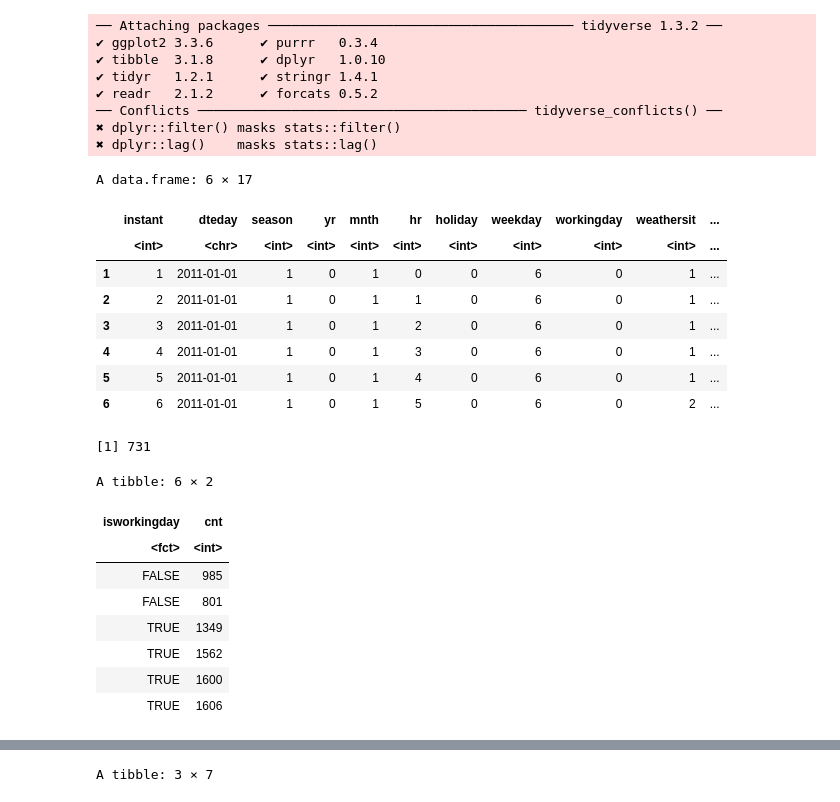
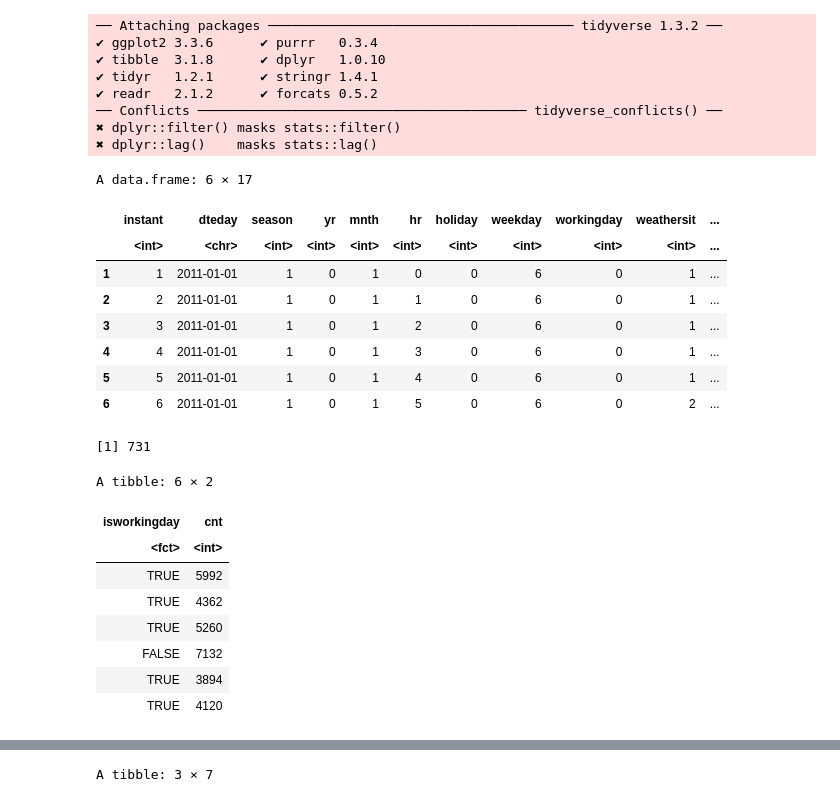
Before and after one commit to Sparsh16/STAT-201-Group-Project, a Jupyter notebook: code/code.ipynb, the cells around one changed output, grey strips where cells are left out. Cells and saved outputs as stored; diff of their text form; code cells hidden in the pictures.

```diff
--- a/code/code.ipynb
+++ b/code/code.ipynb
@@ -48,39 +48,41 @@ download.file(zipFileUrl, temp)
 rawData <- read.csv(unz(temp, "hour.csv"))
 unlink(temp)
 # above code consult: https://stackoverflow.com/questions/3053833/using-r-to-download-zipped-data-file-extract-and-import-data
 head(rawData)
 
 BikeSharingData <- rawData %>%
     group_by(dteday) %>%
     summarize(cnt = sum(cnt), workingday=mean(workingday)) %>%
     ungroup() %>%
     select(workingday, cnt) %>%
     mutate(isworkingday = (workingday == 1)) %>%
     mutate(isworkingday = as.factor(isworkingday)) %>%
+    rep_sample_n(size = SAMPLE_SIZE) %>%
+    ungroup() %>%
     select(isworkingday, cnt)
 
 nrow(BikeSharingData)
 head(BikeSharingData)
 # %% [output]
 A data.frame: 6 × 17
 |  | instant | dteday | season | yr | mnth | hr | holiday | weekday | workingday | weathersit | ... |
 |  | <int> | <chr> | <int> | <int> | <int> | <int> | <int> | <int> | <int> | <int> | ... |
 | 1 | 1 | 2011-01-01 | 1 | 0 | 1 | 0 | 0 | 6 | 0 | 1 | ... |
 | 2 | 2 | 2011-01-01 | 1 | 0 | 1 | 1 | 0 | 6 | 0 | 1 | ... |
 | 3 | 3 | 2011-01-01 | 1 | 0 | 1 | 2 | 0 | 6 | 0 | 1 | ... |
 | 4 | 4 | 2011-01-01 | 1 | 0 | 1 | 3 | 0 | 6 | 0 | 1 | ... |
 | 5 | 5 | 2011-01-01 | 1 | 0 | 1 | 4 | 0 | 6 | 0 | 1 | ... |
 | 6 | 6 | 2011-01-01 | 1 | 0 | 1 | 5 | 0 | 6 | 0 | 2 | ... |
 [1] 731
 A tibble: 6 × 2
 | isworkingday | cnt |
 | <fct> | <int> |
-| FALSE | 985 |
-| FALSE | 801 |
-| TRUE | 1349 |
-| TRUE | 1562 |
-| TRUE | 1600 |
-| TRUE | 1606 |
+| TRUE | 5992 |
+| TRUE | 4362 |
+| TRUE | 5260 |
+| FALSE | 7132 |
+| TRUE | 3894 |
+| TRUE | 4120 |
 # %%
 # Section 1
 # Quick summary of all data
```
Also changed, not shown: parts of 9 cells of this notebook.
